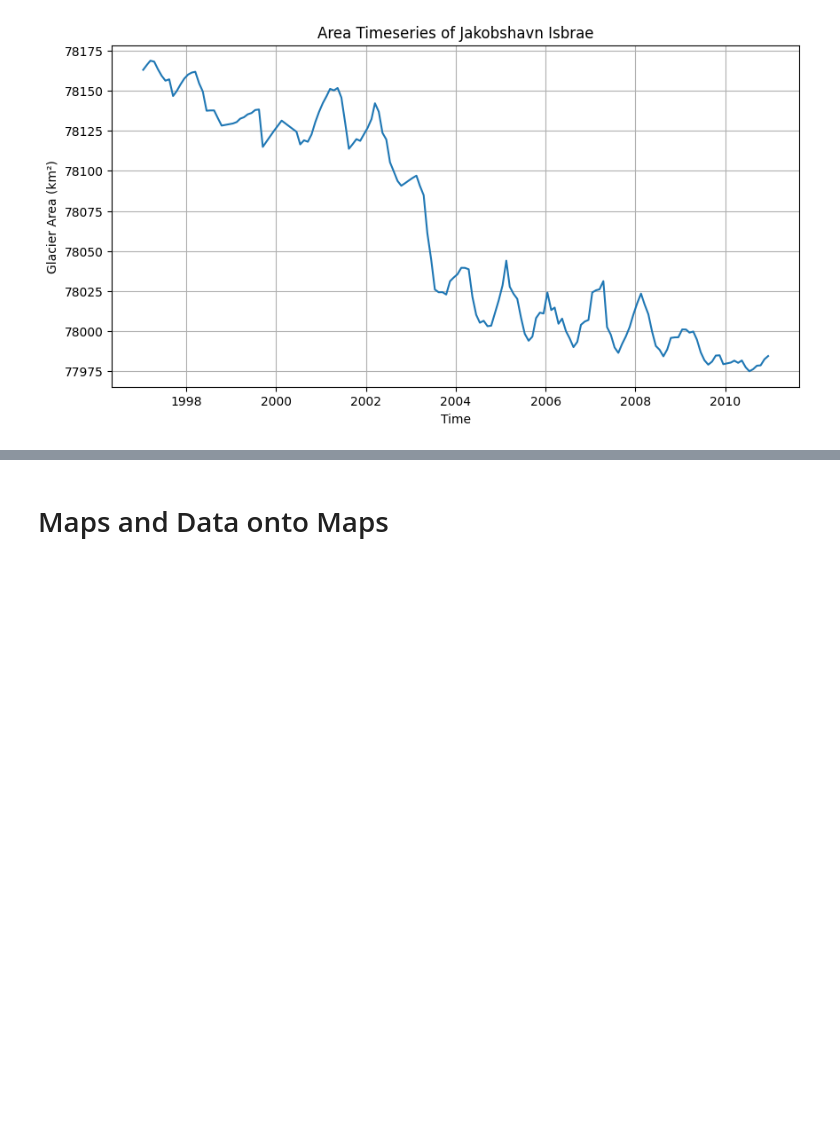
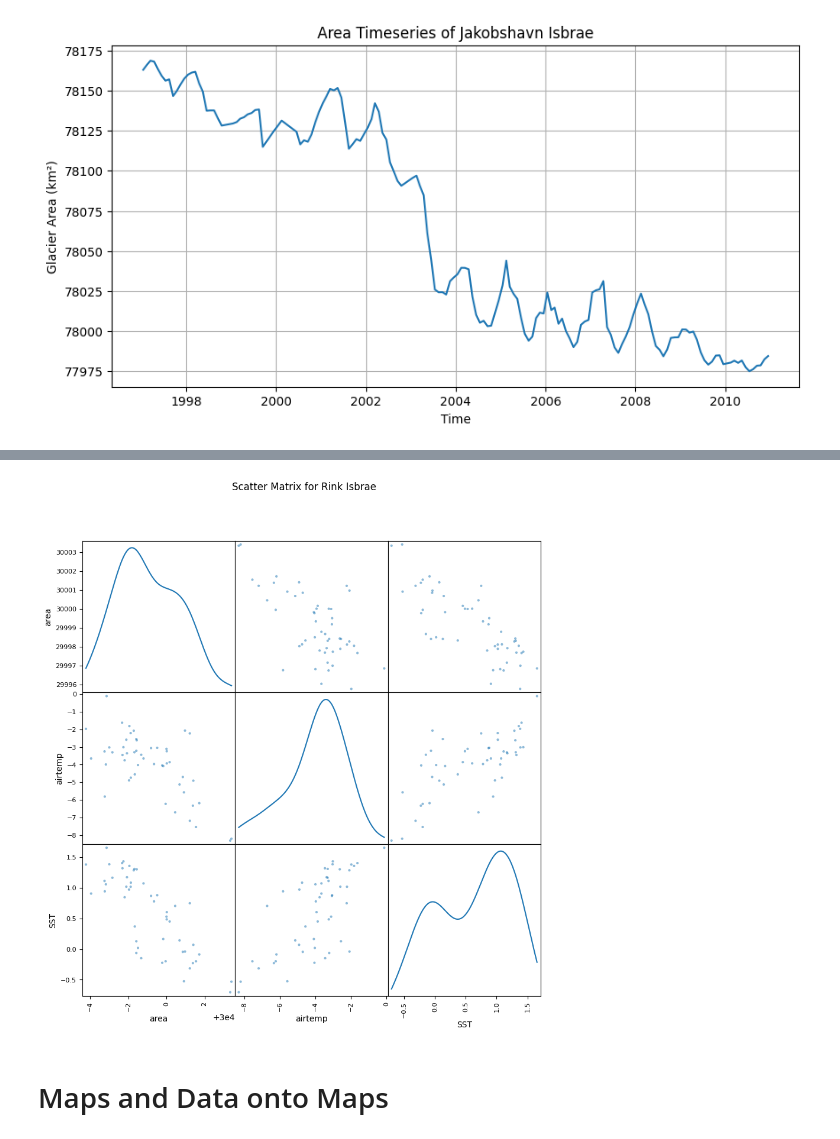
Before and after one commit to joelbarron06/ESDA2_Project, a Jupyter notebook: project_code.ipynb, the cells around one changed output, grey strips where cells are left out. Saved outputs shown, nothing was run; the diff lists cells and outputs as text; code cells hidden in the pictures; blank space fills up the shorter version.

```diff
--- a/project_code.ipynb
+++ b/project_code.ipynb
@@ -409,3 +422,14 @@ plt.show()
+# %%
+GLACIER = 'Rink Isbrae'
+SAMPLE_TIME = 'YE' # Year: 'YE', 5-Year: '5YE'
+
+glacier_df = get_glacier_df(GLACIER, SAMPLE_TIME)
+
+pd.plotting.scatter_matrix(glacier_df, figsize=(10,10), diagonal='kde')
+plt.suptitle(f'Scatter Matrix for {GLACIER}')
+plt.show()
+# %% [output]
+[figure, added]
 # %% [markdown]
 # Maps and Data onto Maps
 # %% [markdown]
```
Also changed, not shown: parts of 9 cells of this notebook.
